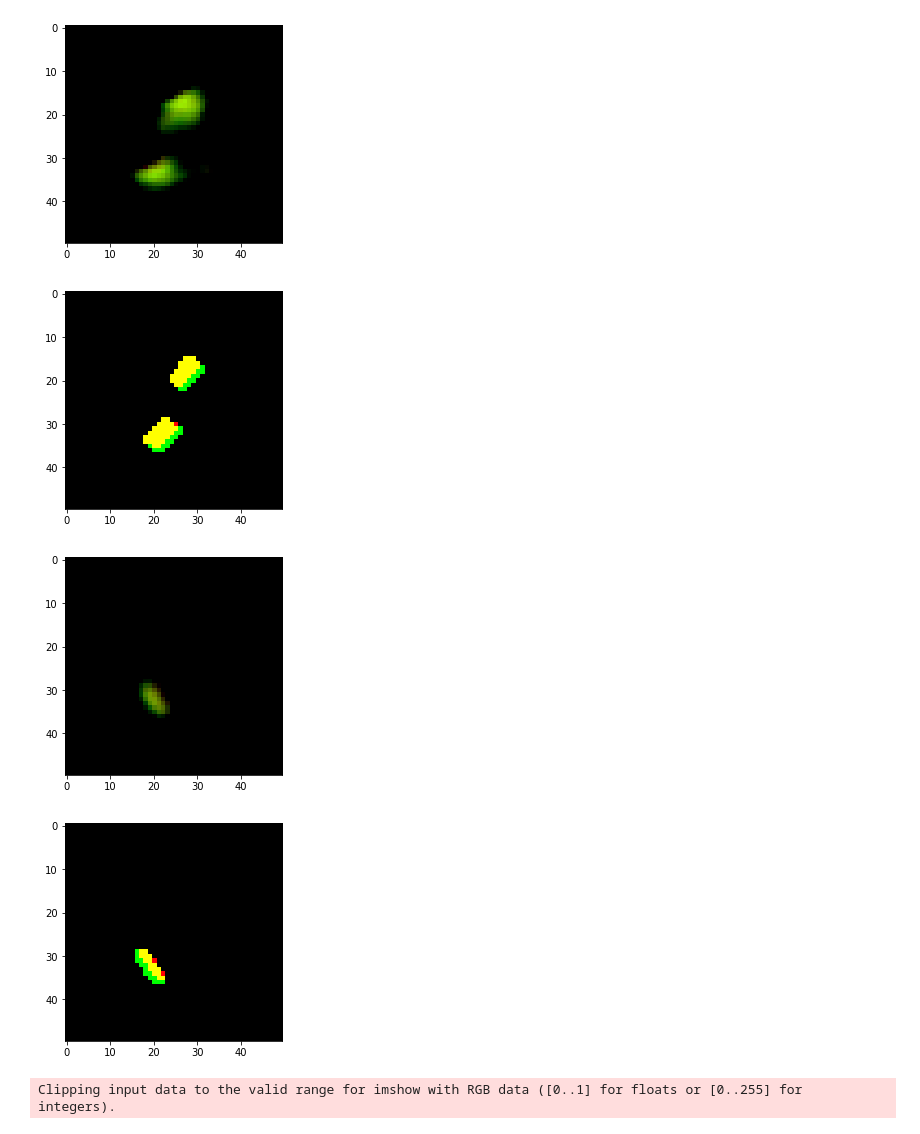
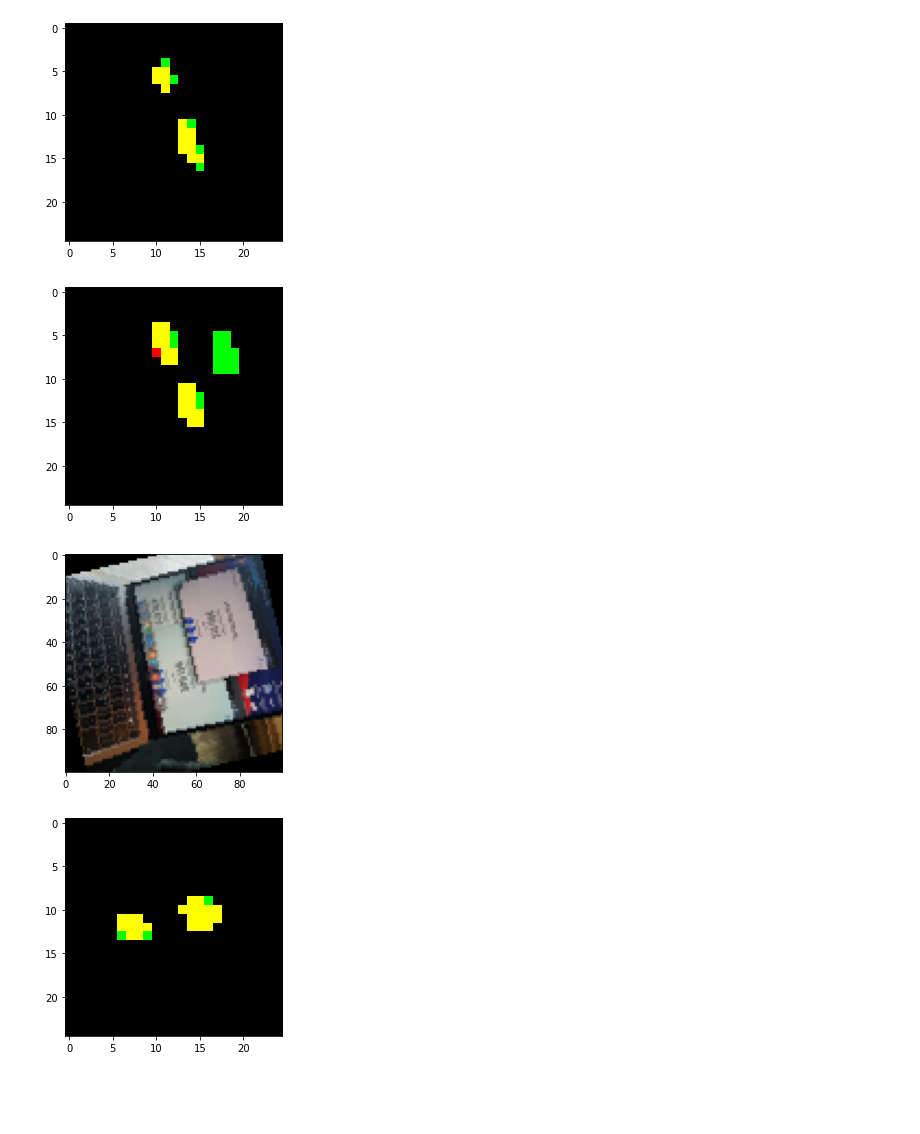
Before and after one commit to hslee1539/rc-ai, a Jupyter notebook: rc_ai.ipynb, the cells around one changed output. Drawn from its saved outputs; the diff is of its cells as text; code cells hidden in the pictures; blank space fills up the shorter version.

```diff
--- a/rc_ai.ipynb
+++ b/rc_ai.ipynb
@@ -23,7 +26,7 @@ sys.path.append("./rc-ai/src")
 import data
 import numpy as np
 
-data_model = data.DataModel("./rc-ai/data/x", "./rc-ai/data/y", (256, 256, 3), (256, 256, 3), (50, 50, 2))
+data_model = data.DataModel("./rc-ai/data/x", "./rc-ai/data/y", (100, 100, 3), (100, 100, 3), (25, 25, 2))
 result = data.load(data_model)
 
 x_train = np.array(result[0], dtype=data_model.dtype) / 255
@@ -52,0 +40,8 @@ process angle = 358
+# %%
+import network
+import matplotlib.pyplot as plt
+# 13320 * 256
+
+net = network.load()
+
+net.summary()
@@ -53,30 +70,15 @@ process angle = 358
 # %%
-del network
+pre_trained_y = net.predict(x_test, 300)
 
-import network
-import matplotlib.pyplot as plt
-# 13320 * 256
+net.fit(x_train, y_train, epochs=15, batch_size=300, validation_data=(x_eval, y_eval))
 
-net = load()
-
-net.summary()
-
-no_trained_y = net.predict(x_test)
-
-
-net.fit(x_train, y_train, epochs=15, batch_size=100, validation_data=(x_eval, y_eval))
-
-trained_y = net.predict(x_test)
-
-trained_y2 = net.predict(x_train, 100)
+trained_y = net.predict(x_test, 300)
 
 real_y = y_test
 
-no_trained_y = np.insert(no_trained_y, 2, 0, -1)
+pre_trained_y = np.insert(pre_trained_y, 2, 0, -1)
 
 trained_y = np.insert(trained_y, 2, 0, -1)
 
-trained_y2 = np.insert(trained_y2, 2, 0, -1)
-
 real_y = np.insert(real_y, 2, 0, -1)
 # %% [output]
@@ -100,11 +102,12 @@ Epoch 15/15
 # %%
-plt.imshow(trained_y2[0], vmin=0., vmax=1.)
-plt.show()
+
 for i in range(3):
-    #plt.imshow(no_trained_y[i], vmin=0., vmax=1.)
-    #plt.show()
-    plt.imshow(trained_y[i], vmin=0., vmax=1.)
+    plt.imshow(do_threshold(pre_trained_y[i]), vmin=0., vmax=1.)
+    plt.show()
+    plt.imshow(do_threshold(trained_y[i]), vmin=0., vmax=1.)
     plt.show()
     plt.imshow(real_y[i], vmin=0., vmax=1.)
     plt.show()
+    plt.imshow(x_test[i])
+    plt.show()
 # %% [output]
@@ -112,5 +115,4 @@ for i in range(3):
-[figure, old version]
+[figure, new version]
-[figure, old version]
+[figure, new version]
-[figure, old version]
+[figure, new version]
-[figure, old version]
+[figure, new version]
-Clipping input data to the valid range for imshow with RGB data ([0..1] for floats or [0..255] for integers).
```
Also changed, not shown: parts of 15 cells of this notebook.
